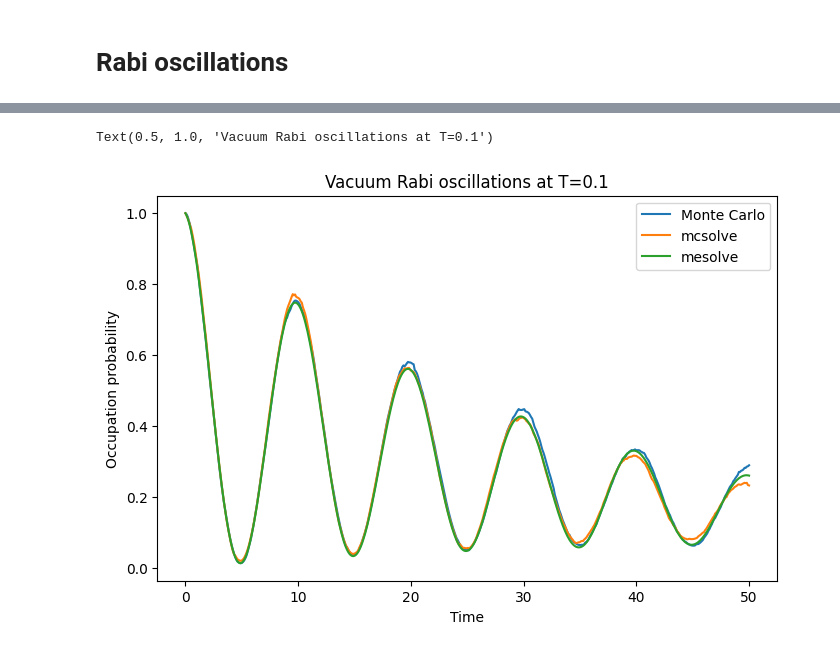
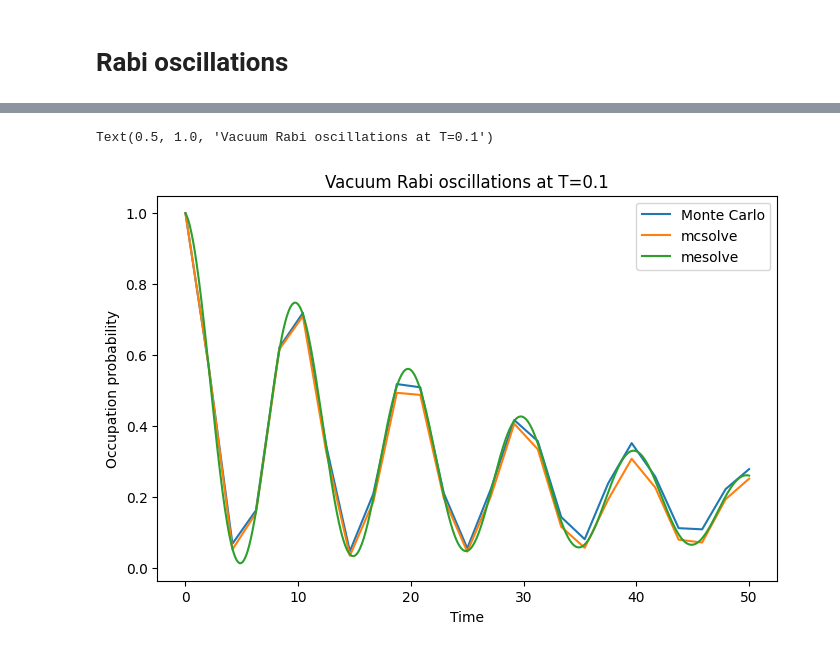
Before and after one commit to p-pietro/tp4-exercises, a Jupyter notebook: python/montecarlo.ipynb, the cells around one changed output, grey strips where cells are left out. Drawn from its saved outputs; the diff is of its cells as text; code cells hidden in the pictures.

```diff
--- a/python/montecarlo.ipynb
+++ b/python/montecarlo.ipynb
@@ -123,8 +123,8 @@ c_op_list.append(np.sqrt(kappa * n_th_a) * a_dag)
 c_op_list.append(np.sqrt(gamma * (1 + n_th_a)) * sm)
 c_op_list.append(np.sqrt(gamma * n_th_a) * sp)
 # %%
-times = np.linspace(0, 50, 500)
-result_f = montecarlo_average(H, c_op_list, psi0, times, 500, sp @ sm)
+times = np.linspace(0, 50, 25)
+result_f = montecarlo_average(H, c_op_list, psi0, times, 1000, sp @ sm)
 
 plt.figure(figsize=(10, 6))
 plt.plot(times, result_f)
@@ -243,20 +252,23 @@ c_op_listq.append(np.sqrt(rate) * smq)
 rate = gamma * n_th_a
 c_op_listq.append(np.sqrt(rate) * smq.dag())
 
+times_mc = np.linspace(0, 50, 25)
+times_me = np.linspace(0, 50, 1000)
+
 output_mc = mcsolve(
     Hq,
     psi0q,
-    times,
+    times_mc,
     c_op_listq,
     smq.dag() * smq,
-    ntraj=500,
+    ntraj=1000,
 )
-output_me = mesolve(Hq, psi0q, times, c_op_listq, [smq.dag() * smq])
+output_me = mesolve(Hq, psi0q, times_me, c_op_listq, [smq.dag() * smq])
 
 fig, ax = plt.subplots(figsize=(8, 5))
 ax.plot(times, result_f)
-ax.plot(times, output_mc.expect[0])
-ax.plot(times, output_me.expect[0])
+ax.plot(times_mc, output_mc.expect[0])
+ax.plot(times_me, output_me.expect[0])
 ax.legend(["Monte Carlo", "mcsolve", "mesolve"])
 ax.set_xlabel("Time")
 ax.set_ylabel("Occupation probability")
@@ -276,2 +288,2 @@ Total run time:  13.04s
 Text(0.5, 1.0, 'Vacuum Rabi oscillations at T=0.1')
-[figure, old version]
+[figure, new version]
```
Also changed, not shown: parts of 5 cells of this notebook, 7 other files.
